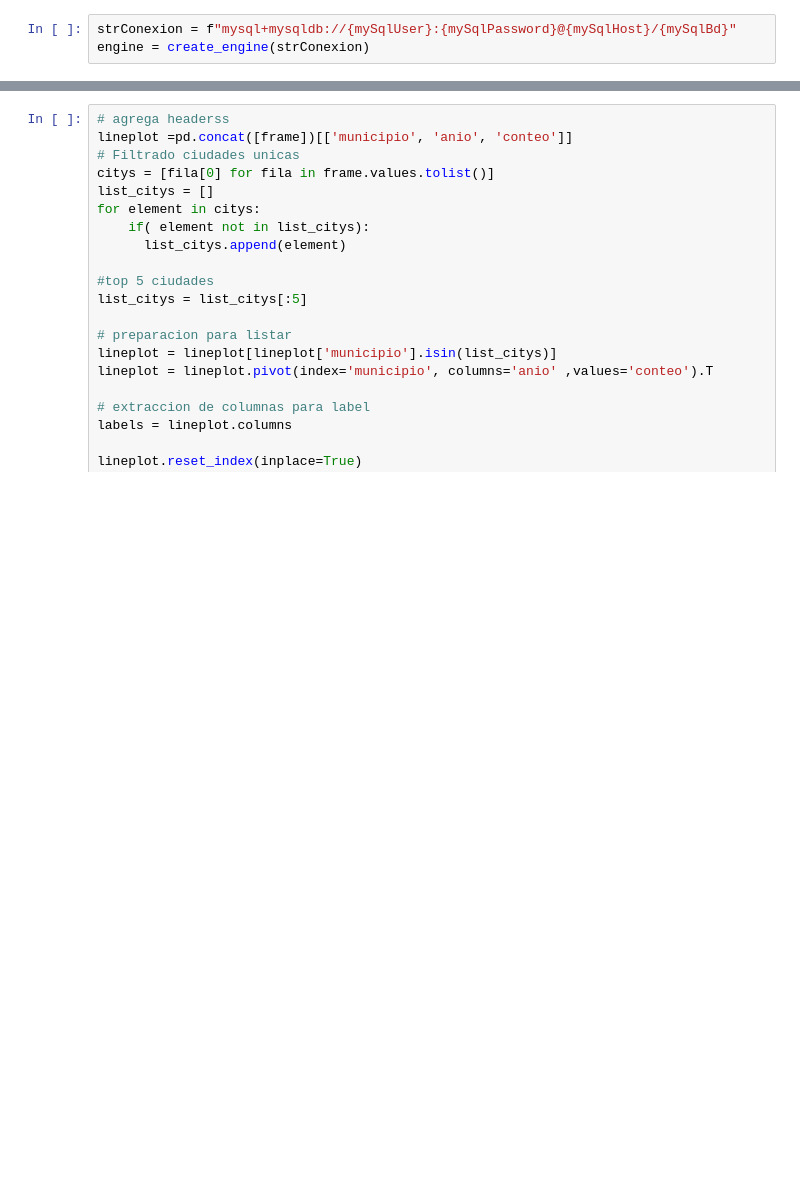
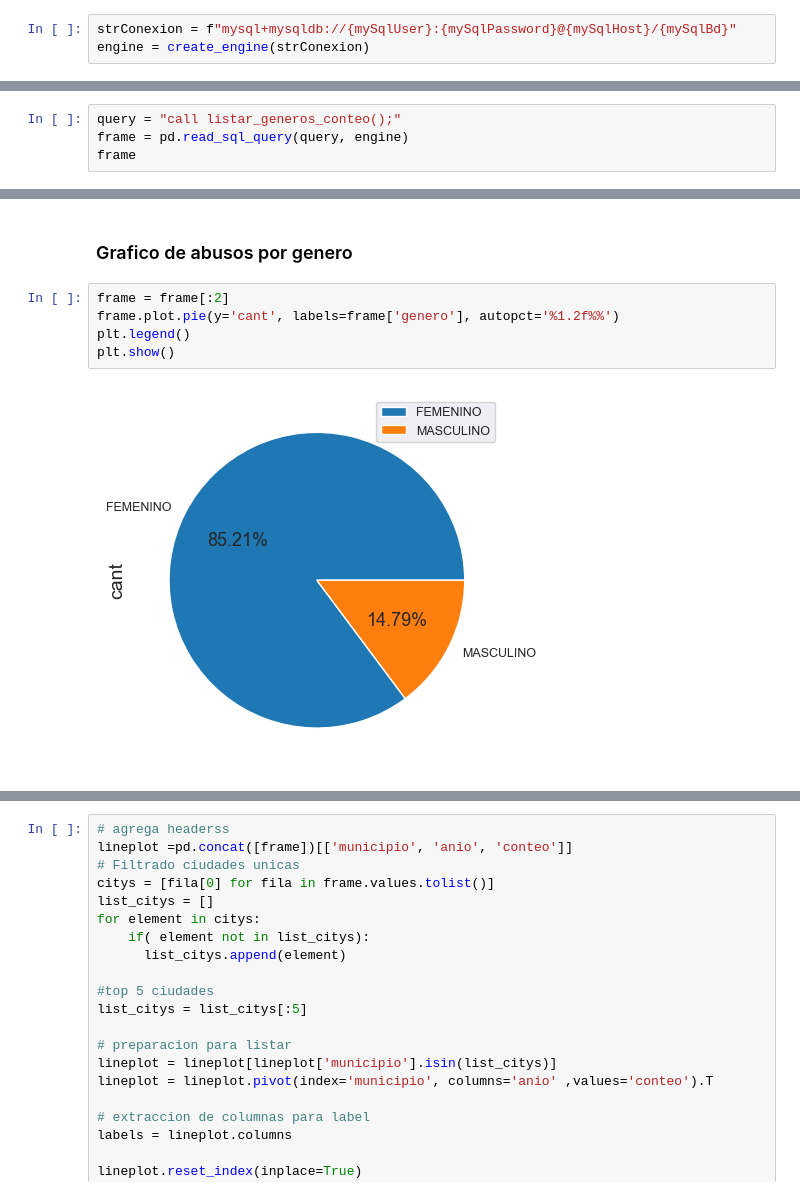
Before and after one commit to JnGzn/p-integrador-abusos, a Jupyter notebook: Grafica.ipynb, the cells around one changed output, grey strips where cells are left out. Drawn from its saved outputs; the diff is of its cells as text; blank space fills up the shorter version.

```diff
--- a/Grafica.ipynb
+++ b/Grafica.ipynb
@@ -27,0 +35,4 @@ engine = create_engine(strConexion)
+# %%
+query = "call listar_generos_conteo();"
+frame = pd.read_sql_query(query, engine)
+frame
@@ -27,0 +46,9 @@ engine = create_engine(strConexion)
+# %% [markdown]
+### Grafico de abusos por genero
+# %%
+frame = frame[:2]
+frame.plot.pie(y='cant', labels=frame['genero'], autopct='%1.2f%%')
+plt.legend()
+plt.show()
+# %% [output]
+[figure, added]
```
Also changed, not shown: parts of 23 cells of this notebook, 2 other files.
